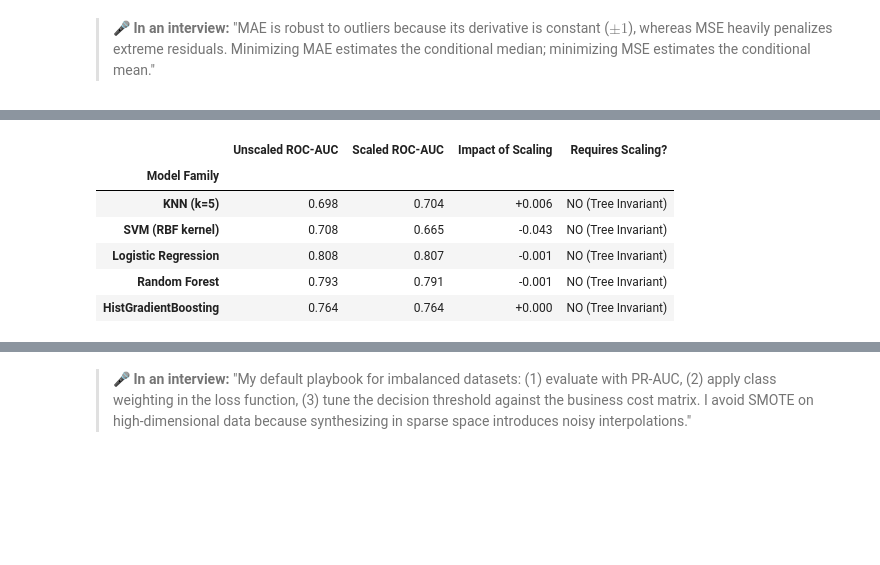
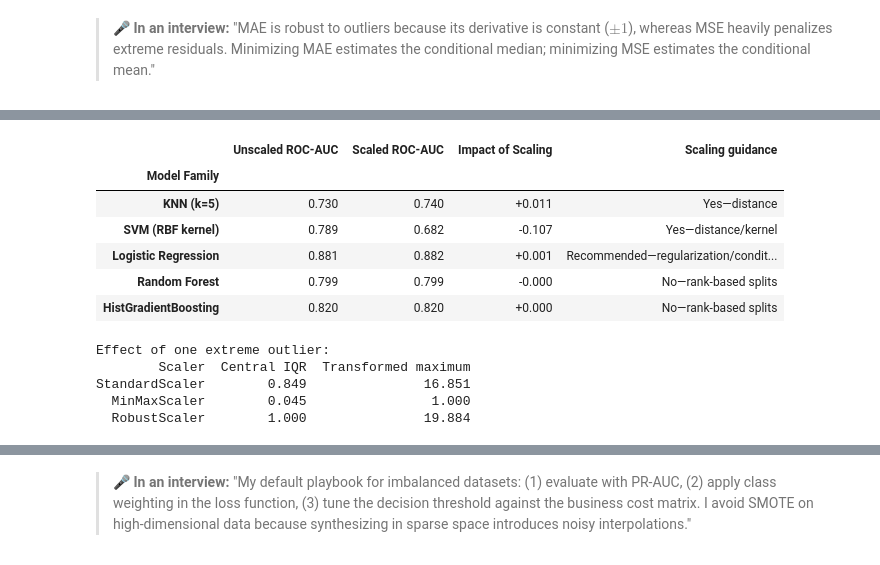
Before and after one commit to kyawmt/machine_learning_fundamental, a Jupyter notebook: notebooks/02_metrics_and_data.ipynb, the cells around one changed output, grey strips where cells are left out. Saved outputs shown, nothing was run; the diff lists cells and outputs as text; code cells hidden in the pictures; blank space fills up the shorter version.

```diff
--- a/notebooks/02_metrics_and_data.ipynb
+++ b/notebooks/02_metrics_and_data.ipynb
@@ -262,6 +287,10 @@ y = df["churned"]
 
 models = {
     "Logistic Regression": LogisticRegression(random_state=SEED),
+    "Balanced Logistic (uncalibrated)": LogisticRegression(class_weight="balanced", random_state=SEED),
+    "Balanced Logistic + calibration": CalibratedClassifierCV(
+        LogisticRegression(class_weight="balanced", random_state=SEED), method="sigmoid", cv=5
+    ),
     "Random Forest": RandomForestClassifier(random_state=SEED, n_estimators=50),
     "Gaussian Naive Bayes": GaussianNB(),
 }
@@ -273,7 +302,7 @@ calib_summary = []
 for name, m in models.items():
     m.fit(X[:2000], y[:2000])
     probs = m.predict_proba(X[2000:])[:, 1]
-    prob_true, prob_pred = calibration_curve(y[2000:], probs, n_bins=8)
+    prob_true, prob_pred = calibration_curve(y[2000:], probs, n_bins=8, strategy="quantile")
 
     auc = roc_auc_score(y[2000:], probs)
     brier = brier_score_loss(y[2000:], probs)
@@ -287,5 +316,8 @@ plt.ylabel("Fraction of True Positives")
 plt.legend()
 plt.show()
 
-pd.DataFrame(calib_summary).set_index("Model")
+calib_df = pd.DataFrame(calib_summary).set_index("Model")
+calib_df["AUC rank"] = calib_df["ROC-AUC (Ranking)"].rank(ascending=False).astype(int)
+calib_df["Brier rank"] = calib_df["Brier Score (Calibration MSE)"].rank().astype(int)
+calib_df.sort_values("Brier Score (Calibration MSE)")
 # %% [output]
@@ -369,22 +453,24 @@ Interpretation: R² is negative whenever the model's predictions have larger squ
 # %%
-from sklearn.preprocessing import StandardScaler
+from sklearn.preprocessing import StandardScaler, MinMaxScaler, RobustScaler
 from sklearn.neighbors import KNeighborsClassifier
 from sklearn.svm import SVC
 from sklearn.ensemble import RandomForestClassifier, HistGradientBoostingClassifier
+from sklearn.base import clone
 
 df_sc = make_churn_panel(n_users=2000, snapshots_per_user=1, seed=SEED)
 X_raw = df_sc[["tenure_days", "monthly_spend", "logins_30d"]].values  # wildly different scales
 y_sc = df_sc["churned"].values
 
-scaler = StandardScaler()
-X_scaled = scaler.fit_transform(X_raw)
+split = 1500
+scaler = StandardScaler().fit(X_raw[:split])
+X_scaled = scaler.transform(X_raw)
 
 # Tree predictions test
-tree_raw = RandomForestClassifier(random_state=SEED, n_estimators=30).fit(X_raw, y_sc)
-tree_scaled = RandomForestClassifier(random_state=SEED, n_estimators=30).fit(X_scaled, y_sc)
+tree_raw = RandomForestClassifier(random_state=SEED, n_estimators=30).fit(X_raw[:split], y_sc[:split])
+tree_scaled = RandomForestClassifier(random_state=SEED, n_estimators=30).fit(X_scaled[:split], y_sc[:split])
 
-preds_tree_raw = tree_raw.predict(X_raw)
-preds_tree_scaled = tree_scaled.predict(X_scaled)
+preds_tree_raw = tree_raw.predict(X_raw[split:])
+preds_tree_scaled = tree_scaled.predict(X_scaled[split:])
 
 # Bit-for-bit assertion:
 assert np.array_equal(preds_tree_raw, preds_tree_scaled), "Tree predictions must be identical!"
@@ -393,28 +479,45 @@ print("✅ Assertion Passed: np.array_equal(preds_tree_raw, preds_tree_scaled) i
 # Benchmark across families
 models_scale_test = {
     "KNN (k=5)": KNeighborsClassifier(n_neighbors=5),
-    "SVM (RBF kernel)": SVC(probability=True, random_state=SEED),
-    "Logistic Regression": LogisticRegression(random_state=SEED),
+    "SVM (RBF kernel)": SVC(random_state=SEED),
+    "Logistic Regression": LogisticRegression(random_state=SEED, max_iter=2000),
     "Random Forest": RandomForestClassifier(random_state=SEED, n_estimators=30),
     "HistGradientBoosting": HistGradientBoostingClassifier(random_state=SEED),
 }
+scale_guidance = {
+    "KNN (k=5)": "Yes—distance",
+    "SVM (RBF kernel)": "Yes—distance/kernel",
+    "Logistic Regression": "Recommended—regularization/conditioning",
+    "Random Forest": "No—rank-based splits",
+    "HistGradientBoosting": "No—rank-based splits",
+}
+
+def ranking_scores(model, X):
+    return model.predict_proba(X)[:, 1] if hasattr(model, "predict_proba") else model.decision_function(X)
 
 scale_rows = []
 for name, m in models_scale_test.items():
-    m.fit(X_raw[:1500], y_sc[:1500])
-    auc_unscaled = roc_auc_score(y_sc[1500:], m.predict_proba(X_raw[1500:])[:, 1])
-
-    m.fit(X_scaled[:1500], y_sc[:1500])
-    auc_scaled = roc_auc_score(y_sc[1500:], m.predict_proba(X_scaled[1500:])[:, 1])
+    raw_model = clone(m).fit(X_raw[:split], y_sc[:split])
+    scaled_model = clone(m).fit(X_scaled[:split], y_sc[:split])
+    auc_unscaled = roc_auc_score(y_sc[split:], ranking_scores(raw_model, X_raw[split:]))
+    auc_scaled = roc_auc_score(y_sc[split:], ranking_scores(scaled_model, X_scaled[split:]))
 
     scale_rows.append({
         "Model Family": name,
         "Unscaled ROC-AUC": np.round(auc_unscaled, 3),
         "Scaled ROC-AUC": np.round(auc_scaled, 3),
         "Impact of Scaling": f"{auc_scaled - auc_unscaled:+.3f}",
-        "Requires Scaling?": "YES" if abs(auc_scaled - auc_unscaled) > 0.05 else "NO (Tree Invariant)"
+        "Scaling guidance": scale_guidance[name],
     })
 
-pd.DataFrame(scale_rows).set_index("Model Family")
+display(pd.DataFrame(scale_rows).set_index("Model Family"))
+
+feature_with_outlier = np.r_[np.random.RandomState(SEED).normal(size=500), 25.0].reshape(-1, 1)
+scale_summary = []
+for transformer in [StandardScaler(), MinMaxScaler(), RobustScaler()]:
+    values = transformer.fit_transform(feature_with_outlier).ravel()
+    scale_summary.append((transformer.__class__.__name__, np.percentile(values, 75) - np.percentile(values, 25), values.max()))
+print("\nEffect of one extreme outlier:")
+print(pd.DataFrame(scale_summary, columns=["Scaler", "Central IQR", "Transformed maximum"]).round(3).to_string(index=False))
 # %% [output]
 ✅ Assertion Passed: np.array_equal(preds_tree_raw, preds_tree_scaled) is True.
@@ -431,7 +524,12 @@ HistGradientBoosting             0.764  ...  NO (Tree Invariant)
-|  | Unscaled ROC-AUC | Scaled ROC-AUC | Impact of Scaling | Requires Scaling? |
+|  | Unscaled ROC-AUC | Scaled ROC-AUC | Impact of Scaling | Scaling guidance |
 | Model Family |  |  |  |  |
-| KNN (k=5) | 0.698 | 0.704 | +0.006 | NO (Tree Invariant) |
-| SVM (RBF kernel) | 0.708 | 0.665 | -0.043 | NO (Tree Invariant) |
-| Logistic Regression | 0.808 | 0.807 | -0.001 | NO (Tree Invariant) |
-| Random Forest | 0.793 | 0.791 | -0.001 | NO (Tree Invariant) |
-| HistGradientBoosting | 0.764 | 0.764 | +0.000 | NO (Tree Invariant) |
+| KNN (k=5) | 0.730 | 0.740 | +0.011 | Yes—distance |
+| SVM (RBF kernel) | 0.789 | 0.682 | -0.107 | Yes—distance/kernel |
+| Logistic Regression | 0.881 | 0.882 | +0.001 | Recommended—regularization/condit... |
+| Random Forest | 0.799 | 0.799 | -0.000 | No—rank-based splits |
+| HistGradientBoosting | 0.820 | 0.820 | +0.000 | No—rank-based splits |
+Effect of one extreme outlier:
+        Scaler  Central IQR  Transformed maximum
+StandardScaler        0.849               16.851
+  MinMaxScaler        0.045                1.000
+  RobustScaler        1.000               19.884
```
Also changed, not shown: parts of 31 cells of this notebook, 18 other files.
